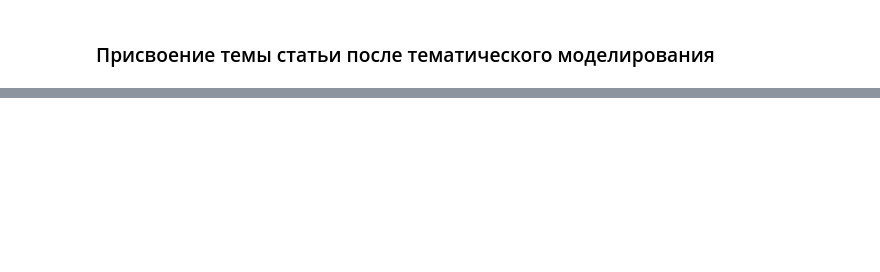
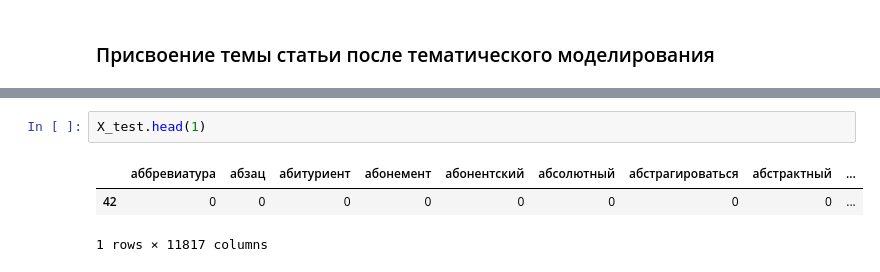
Before and after one commit to maltseivan/hr_journal, a Jupyter notebook: buzon.ipynb, the cells around one changed output, grey strips where cells are left out. Drawn from its saved outputs; the diff is of its cells as text; blank space fills up the shorter version.

```diff
--- a/buzon.ipynb
+++ b/buzon.ipynb
@@ -453,0 +405,6 @@ df
+# %%
+X_test.head(1)
+# %% [output]
+|  | аббревиатура | абзац | абитуриент | абонемент | абонентский | абсолютный | абстрагироваться | абстрактный | ... |
+| 42 | 0 | 0 | 0 | 0 | 0 | 0 | 0 | 0 | ... |
+1 rows × 11817 columns
```
Also changed, not shown: parts of 33 cells of this notebook.
